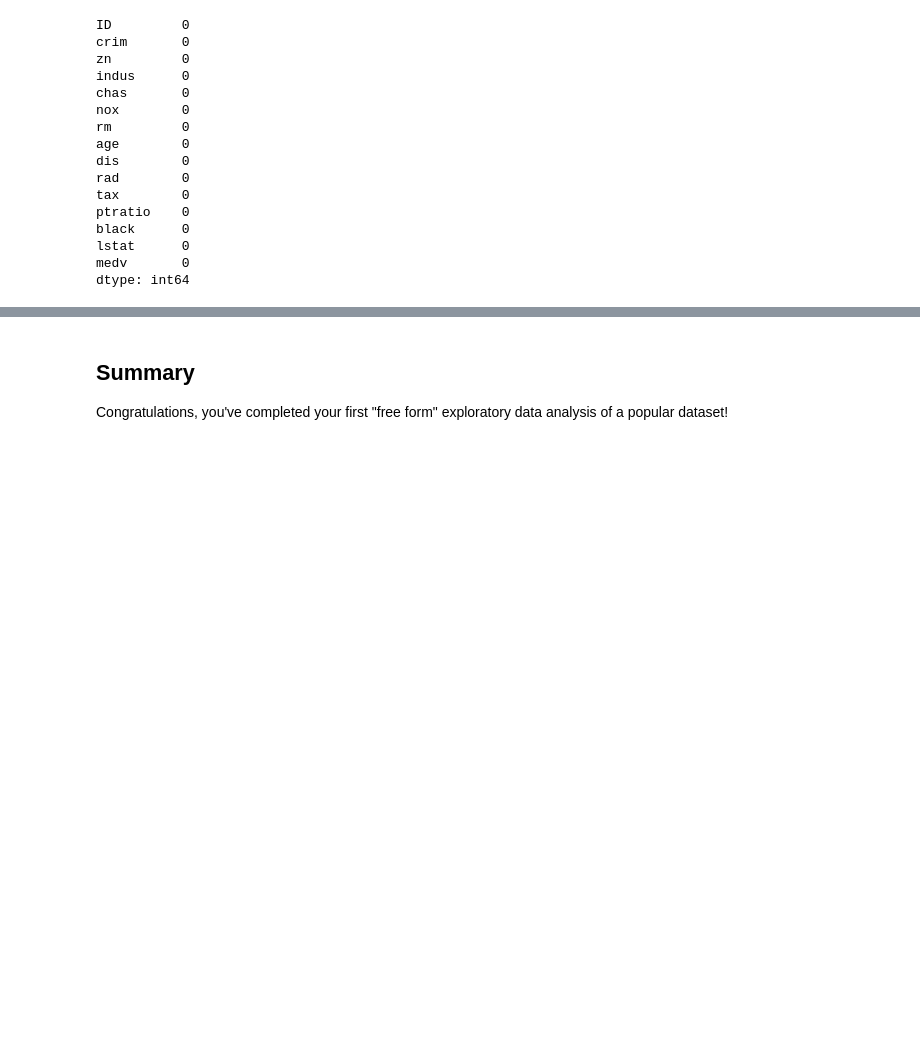
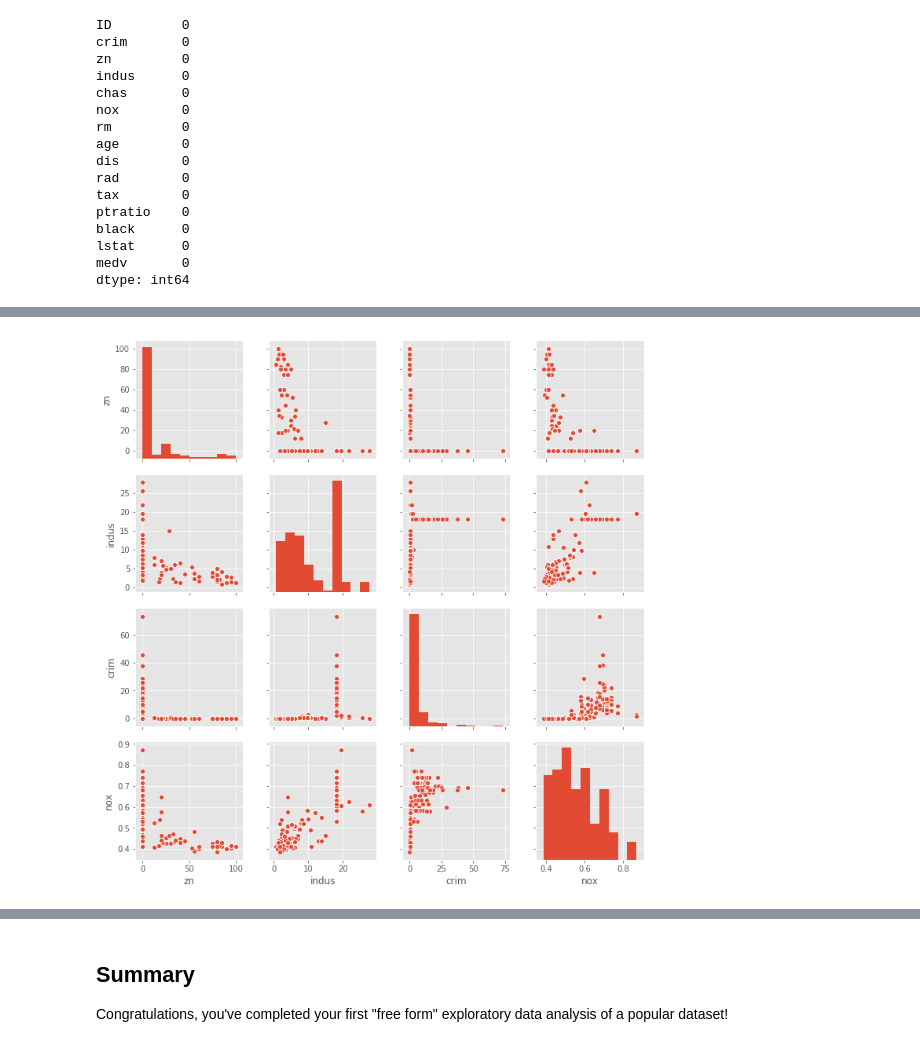
Before and after one commit to torresdavr/dsc-project-eda-with-pandas-online-ds-pt-100719, a Jupyter notebook: index.ipynb, the cells around one changed output, grey strips where cells are left out. Saved outputs shown, nothing was run; the diff lists cells and outputs as text; code cells hidden in the pictures; blank space fills up the shorter version.

```diff
--- a/index.ipynb
+++ b/index.ipynb
@@ -129,0 +135,5 @@ sns.heatmap(df, annot=True)
+# %%
+cols = ['zn','indus','crim','nox']
+sns.pairplot(df[cols]);
+# %% [output]
+[figure, added]
```
Also changed, not shown: parts of 20 cells of this notebook.
